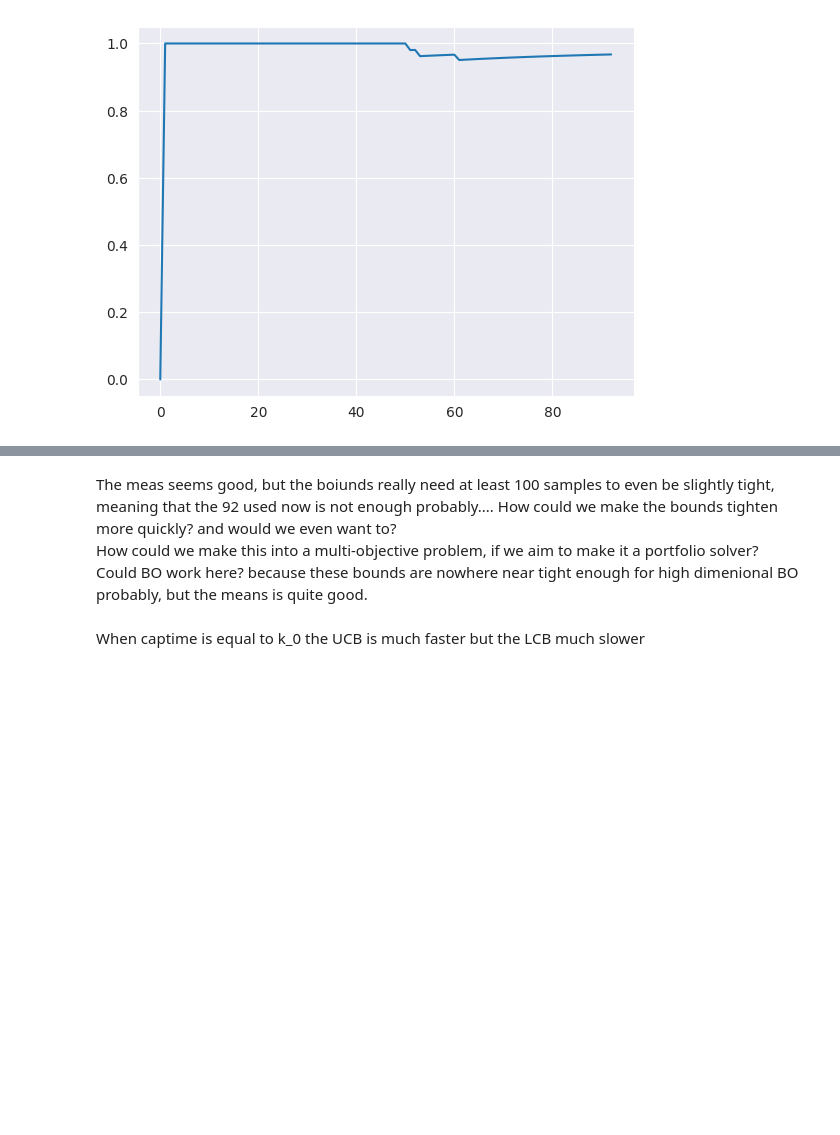
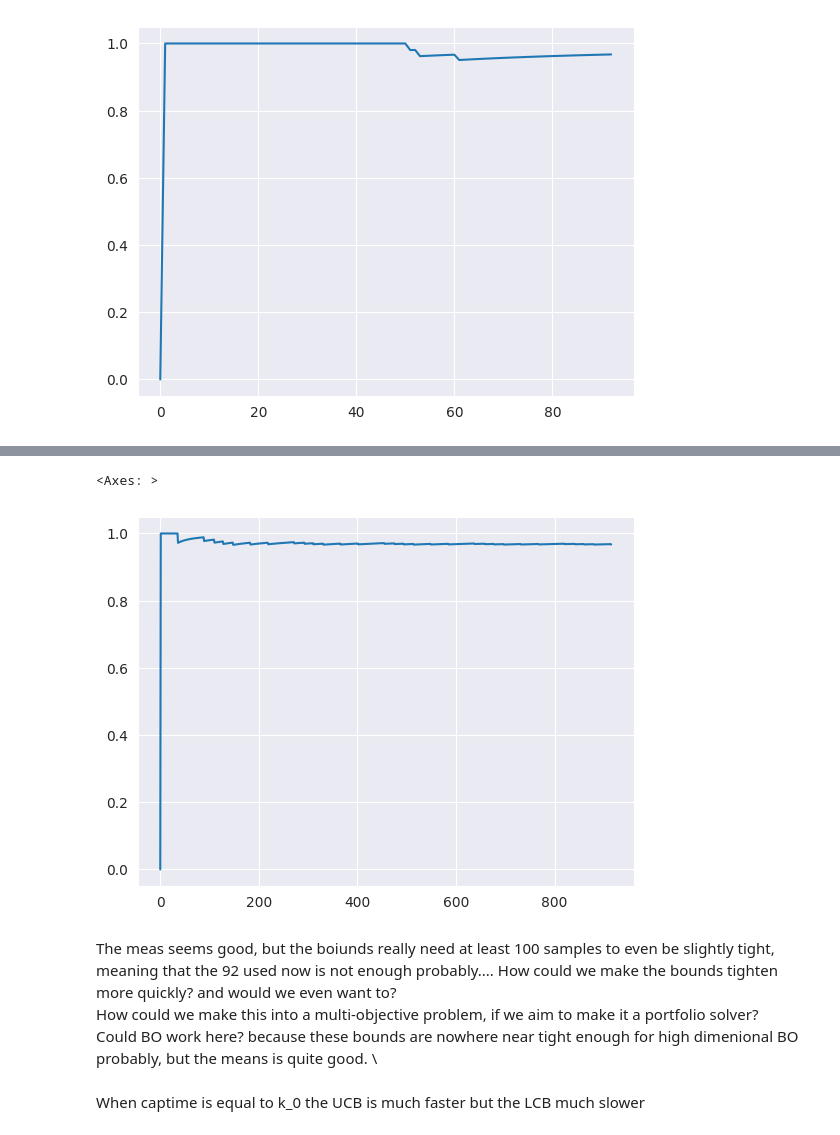
Before and after one commit to Skippybal/Styx, a Jupyter notebook: Utility_testing.ipynb, the cells around one changed output, grey strips where cells are left out. Saved outputs shown, nothing was run; the diff lists cells and outputs as text; code cells hidden in the pictures; blank space fills up the shorter version.

```diff
--- a/Utility_testing.ipynb
+++ b/Utility_testing.ipynb
@@ -352,8 +361,14 @@ sns.lineplot(x=m, y=U_hat)
+# %%
+F_hat, U_hat, UCB, LCB, m = bound_plot_data(captime=9600, k_0=250, dataframe_i=dataframe, util_func=uniform_util_single, repeats=5)
+sns.lineplot(x=m, y=F_hat)
+# %% [output]
+<Axes: >
+[figure, added]
 # %% [markdown]
 The meas seems good, but the boiunds really need at least 100 samples to even be slightly tight, meaning that the 92 used now is not enough probably....
 How could we make the bounds tighten more quickly? and would we even want to? \
 How could we make this into a multi-objective problem, if we aim to make it a portfolio solver? \
-Could BO work here? because these bounds are nowhere near tight enough for high dimenional BO probably, but the means is quite good.
+Could BO work here? because these bounds are nowhere near tight enough for high dimenional BO probably, but the means is quite good. \
 # %% [markdown]
 When captime is equal to k_0 the UCB is much faster but the LCB much slower
 # %%
```
Also changed, not shown: parts of 16 cells of this notebook.
